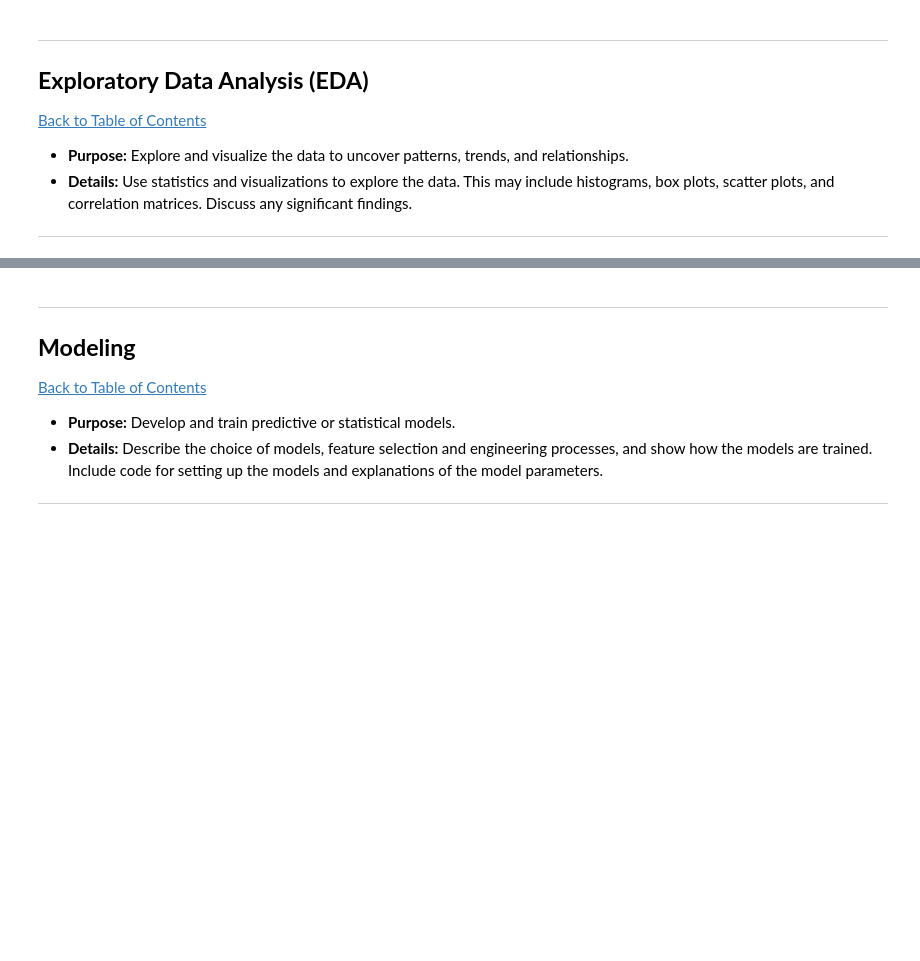
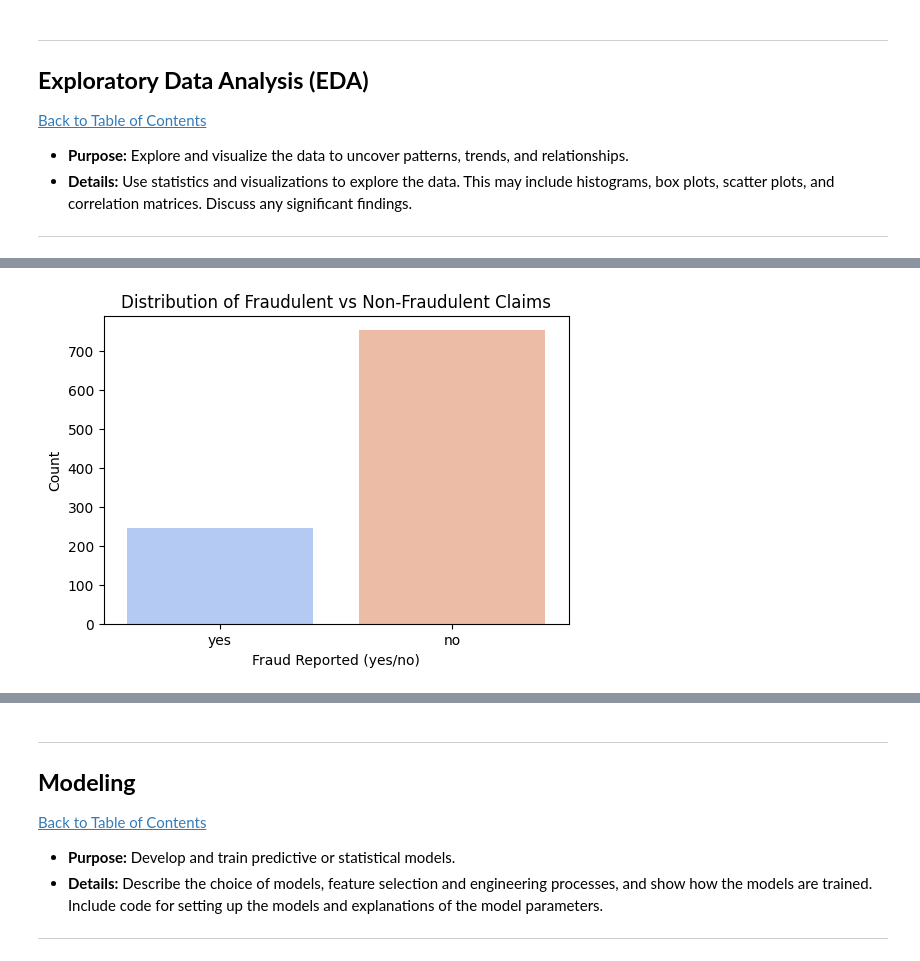
Before and after one commit to Dewalds30/Insurance-Claims, a Jupyter notebook: QCTO---Workplace-Module-Notebook-Template-4571 (4).ipynb, the cells around one changed output, grey strips where cells are left out. Drawn from its saved outputs; the diff is of its cells as text; code cells hidden in the pictures; blank space fills up the shorter version.

```diff
--- a/QCTO---Workplace-Module-Notebook-Template-4571 (4).ipynb
+++ b/QCTO---Workplace-Module-Notebook-Template-4571 (4).ipynb
@@ -110,0 +246,6 @@ df.head()
+# %%
+# --- Safety reload ---
+DATA_PATH = r"C:\Users\Dewald\Documents\Data Science\9 Workplace\Workplace Project\insurance_claims_cleaned_fixed_example.xlsx"
+df = pd.read_excel(DATA_PATH, sheet_name="insurance_claims_cleaned_fixed")
+
+print("✅ Reloaded dataset. Shape:", df.shape)
@@ -132,0 +556,73 @@ df.head()
+# %%
+# =========================================================
+# 5. Exploratory Data Analysis (Adaptive Version)
+# =========================================================
+
+import matplotlib.pyplot as plt
+import seaborn as sns
+
+print("📊 Starting Exploratory Data Analysis...\n")
+
+# Ensure dataset is loaded
+if df is None or df.shape[0] == 0:
+    print("⚠️ Dataset empty — reloading.")
+    DATA_PATH = r"C:\Users\Dewald\Documents\Data Science\9 Workplace\Workplace Project\insurance_claims_cleaned_fixed_example.xlsx"
+    df = pd.read_excel(DATA_PATH, sheet_name="insurance_claims_cleaned_fixed")
+
+# --- Identify usable columns ---
+num_cols = [c for c in df.select_dtypes(include=["number"]).columns if df[c].nunique() > 1]
+cat_cols = [c for c in df.select_dtypes(include=["object"]).columns if df[c].nunique() > 1]
+
+print(f"Numeric features: {len(num_cols)} | Categorical features: {len(cat_cols)}")
+print(f"Total records analysed: {df.shape[0]}\n")
+
+# --- 1. Target variable distribution ---
+if "fraud_reported" in df.columns:
+    plt.figure(figsize=(6, 4))
+    sns.countplot(x="fraud_reported", data=df, palette="coolwarm")
+    plt.title("Distribution of Fraudulent vs Non-Fraudulent Claims")
+    plt.xlabel("Fraud Reported (yes/no)")
+    plt.ylabel("Count")
+    plt.show()
+
+# --- 2. Numeric feature distributions ---
+print("📈 Numeric Feature Distributions")
+for col in num_cols:
+    plt.figure(figsize=(6, 4))
+    sns.histplot(df[col], kde=True, color="skyblue")
+    plt.title(f"Distribution of {col}")
+    plt.xlabel(col)
+    plt.ylabel("Frequency")
+    plt.tight_layout()
+    plt.show()
+
+# --- 3. Correlation heatmap ---
+if len(num_cols) > 1:
+    plt.figure(figsize=(10, 6))
+    sns.heatmap(df[num_cols].corr(), annot=False, cmap="coolwarm", center=0)
+    plt.title("Correlation Heatmap of Numerical Features")
+    plt.show()
+
+# --- 4. Categorical feature analysis vs fraud_reported ---
+if "fraud_reported" in df.columns:
+    print("\n📊 Fraud Reported vs Categorical Features")
+    for col in cat_cols:
+        if col != "fraud_reported" and df[col].nunique() <= 15:  # skip high-cardinality vars
+            plt.figure(figsize=(8, 4))
+            sns.countplot(data=df, x=col, hue="fraud_reported", palette="Set2")
+            plt.title(f"{col.title()} vs Fraud Reported")
+            plt.xticks(rotation=45)
+            plt.tight_layout()
+            plt.show()
+
+# --- 5. Fraud vs claim amount (boxplot) ---
+if "total_claim_amount" in df.columns and "fraud_reported" in df.columns:
+    plt.figure(figsize=(6, 4))
+    sns.boxplot(x="fraud_reported", y="total_claim_amount", data=df, palette="coolwarm")
+    plt.title("Total Claim Amount by Fraud Reported Status")
+    plt.xlabel("Fraud Reported (yes/no)")
+    plt.ylabel("Total Claim Amount")
+    plt.show()
+
+print("\n✅ EDA completed successfully — meaningful insights generated.")
+# %% [output]
@@ -132,0 +633 @@ df.head()
+[figure, added]
```
Also changed, not shown: parts of 50 cells of this notebook.
